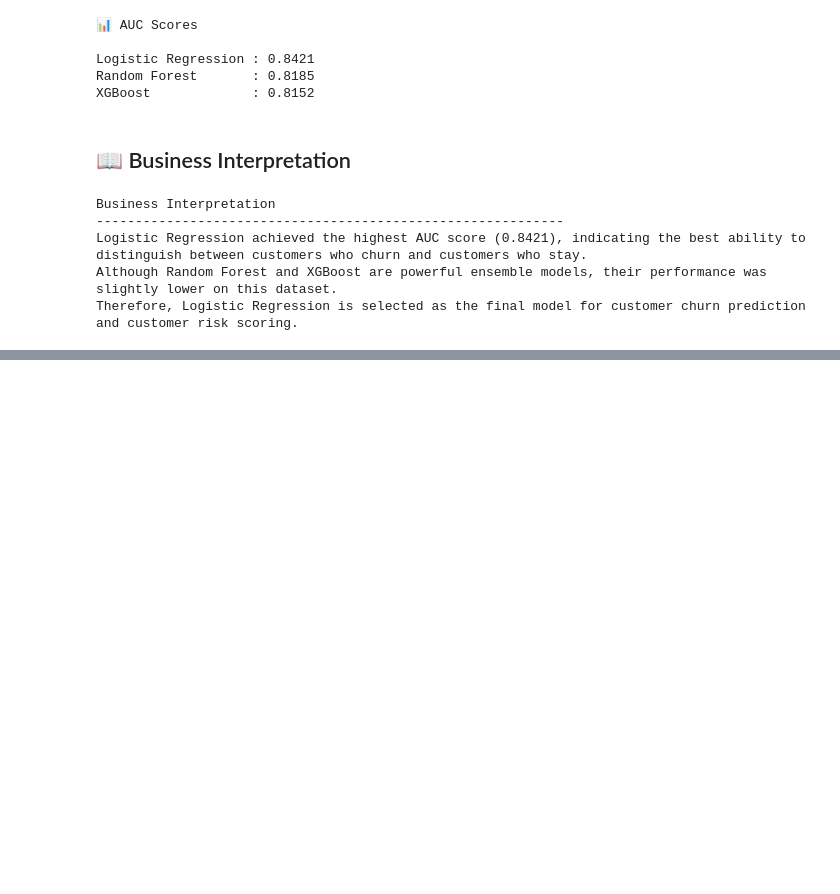
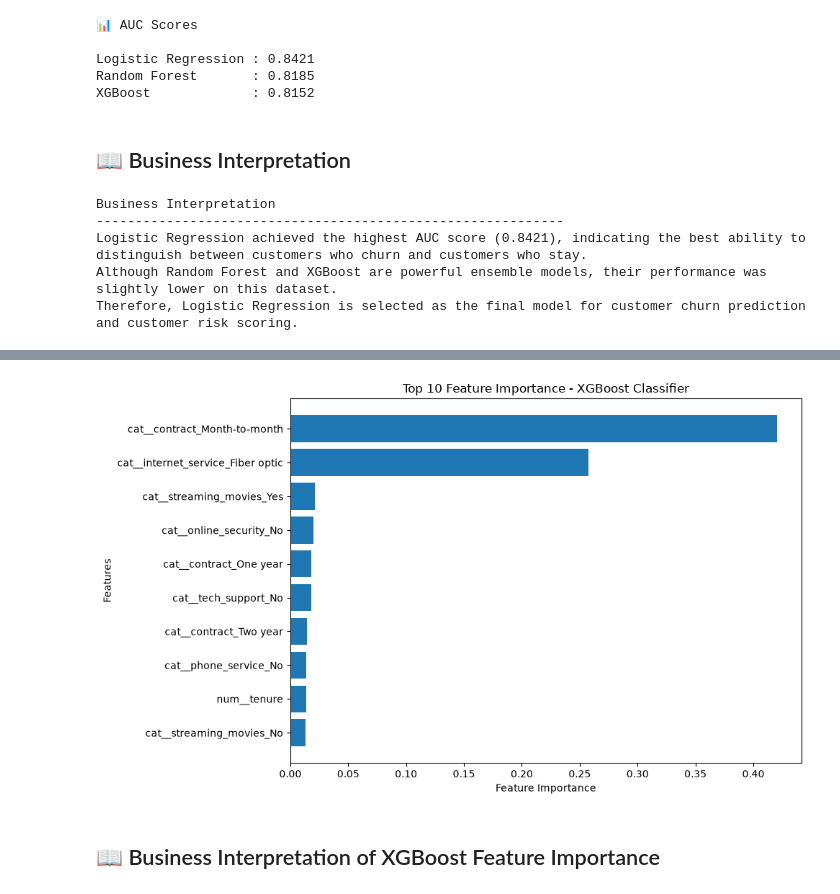
Before and after one commit to devisriparvathi-junjuri/Customer_Churn_Analytics, a Jupyter notebook: ML_Model/03_Model_Evaluation.ipynb, the cells around one changed output, grey strips where cells are left out. Cells and saved outputs as stored; diff of their text form; code cells hidden in the pictures; blank space fills up the shorter version.

```diff
--- a/ML_Model/03_Model_Evaluation.ipynb
+++ b/ML_Model/03_Model_Evaluation.ipynb
@@ -212,0 +275,11 @@ Therefore, Logistic Regression is selected as the final model for customer churn
+# %%
+# Extract trained XGBoost model
+xgb_model = xgboost_model.named_steps["classifier"]
+
+# Extract fitted preprocessor
+xgb_preprocessor = xgboost_model.named_steps["preprocessor"]
+# %%
+# Get transformed feature names
+xgb_feature_names = xgb_preprocessor.get_feature_names_out()
+
+print("Total Features:", len(xgb_feature_names))
@@ -212,0 +288,12 @@ Therefore, Logistic Regression is selected as the final model for customer churn
+# %%
+xgb_feature_importance = pd.DataFrame({
+    "Feature": xgb_feature_names,
+    "Importance": xgb_model.feature_importances_
+})
+
+xgb_feature_importance = xgb_feature_importance.sort_values(
+    by="Importance",
+    ascending=False
+)
+
+xgb_feature_importance.head(10)
@@ -212,0 +312,23 @@ Therefore, Logistic Regression is selected as the final model for customer churn
+# %%
+plt.figure(figsize=(10,6))
+
+top_features = xgb_feature_importance.head(10)
+
+plt.barh(
+    top_features["Feature"],
+    top_features["Importance"]
+)
+
+plt.xlabel("Feature Importance")
+plt.ylabel("Features")
+plt.title("Top 10 Feature Importance - XGBoost Classifier")
+
+plt.gca().invert_yaxis()
+
+plt.tight_layout()
+
+plt.show()
+# %% [output]
+[figure, added]
+# %% [markdown]
+## 📖 Business Interpretation of XGBoost Feature Importance
```
Also changed, not shown: parts of 11 cells of this notebook.
